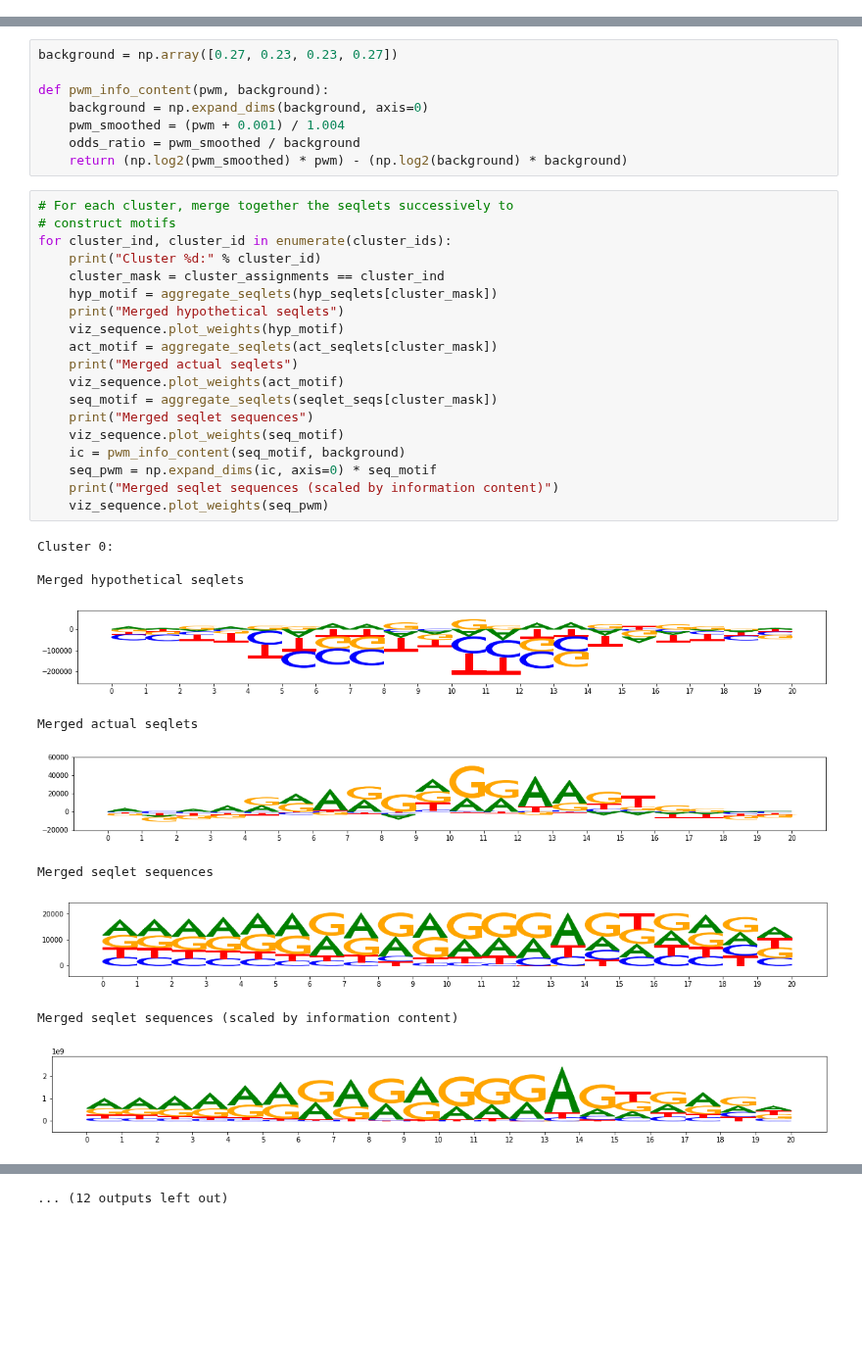
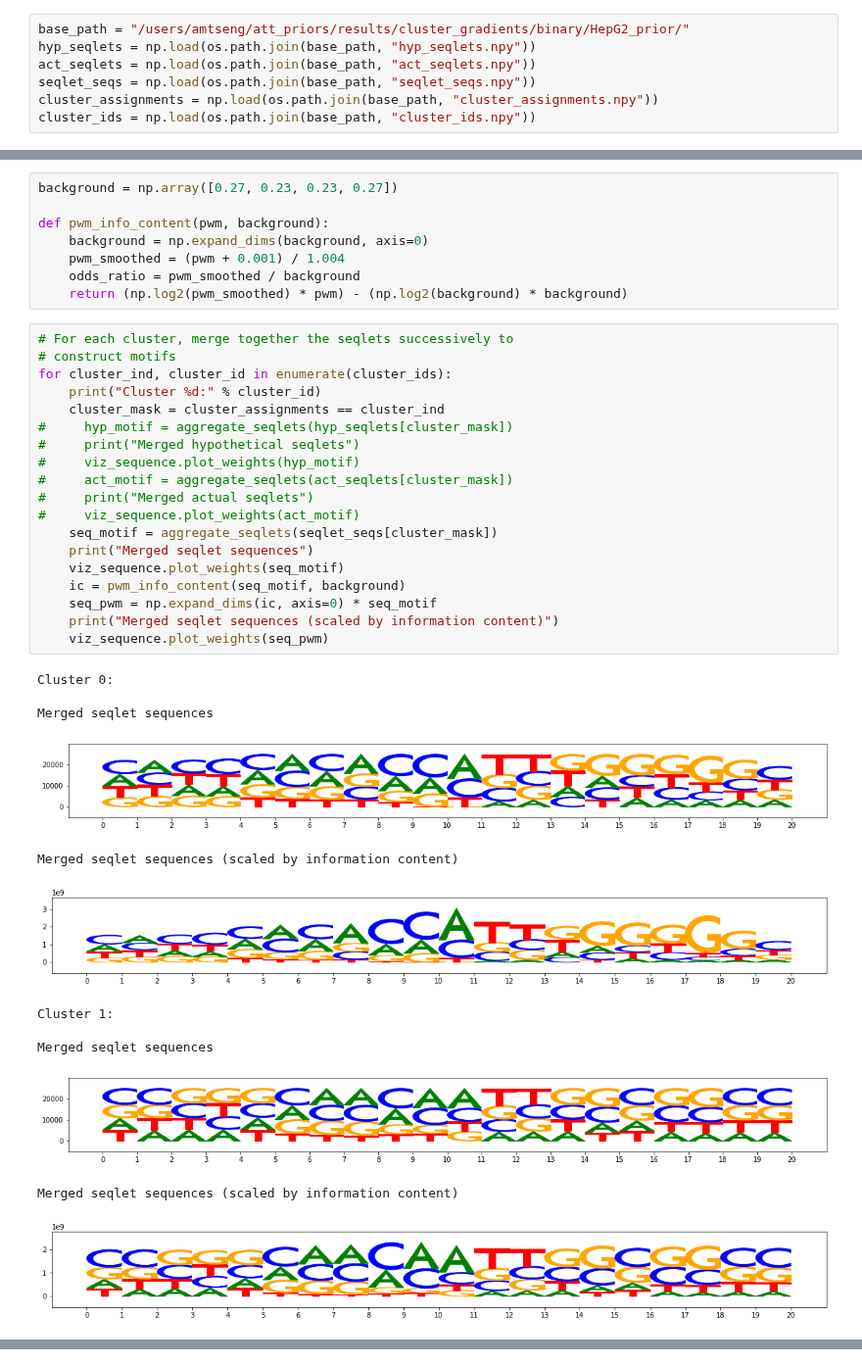
Before and after one commit to amtseng/fourier_attribution_priors, a Jupyter notebook: notebooks/input_gradient_similarity.ipynb, the cells around one changed output, grey strips where cells are left out. Shown at 98% size. Drawn from its saved outputs; the diff is of its cells as text; blank space fills up the shorter version.

```diff
--- a/notebooks/input_gradient_similarity.ipynb
+++ b/notebooks/input_gradient_similarity.ipynb
@@ -389,0 +345,7 @@ Cluster 2: 7.0509
+# %%
+base_path = "/users/amtseng/att_priors/results/cluster_gradients/binary/HepG2_prior/"
+hyp_seqlets = np.load(os.path.join(base_path, "hyp_seqlets.npy"))
+act_seqlets = np.load(os.path.join(base_path, "act_seqlets.npy"))
+seqlet_seqs = np.load(os.path.join(base_path, "seqlet_seqs.npy"))
+cluster_assignments = np.load(os.path.join(base_path, "cluster_assignments.npy"))
+cluster_ids = np.load(os.path.join(base_path, "cluster_ids.npy"))
@@ -425,30 +391,32 @@ def pwm_info_content(pwm, background):
 # %%
 # For each cluster, merge together the seqlets successively to
 # construct motifs
 for cluster_ind, cluster_id in enumerate(cluster_ids):
     print("Cluster %d:" % cluster_id)
     cluster_mask = cluster_assignments == cluster_ind
-    hyp_motif = aggregate_seqlets(hyp_seqlets[cluster_mask])
-    print("Merged hypothetical seqlets")
-    viz_sequence.plot_weights(hyp_motif)
-    act_motif = aggregate_seqlets(act_seqlets[cluster_mask])
-    print("Merged actual seqlets")
-    viz_sequence.plot_weights(act_motif)
+#     hyp_motif = aggregate_seqlets(hyp_seqlets[cluster_mask])
+#     print("Merged hypothetical seqlets")
+#     viz_sequence.plot_weights(hyp_motif)
+#     act_motif = aggregate_seqlets(act_seqlets[cluster_mask])
+#     print("Merged actual seqlets")
+#     viz_sequence.plot_weights(act_motif)
     seq_motif = aggregate_seqlets(seqlet_seqs[cluster_mask])
     print("Merged seqlet sequences")
     viz_sequence.plot_weights(seq_motif)
     ic = pwm_info_content(seq_motif, background)
     seq_pwm = np.expand_dims(ic, axis=0) * seq_motif
     print("Merged seqlet sequences (scaled by information content)")
     viz_sequence.plot_weights(seq_pwm)
 # %% [output]
 Cluster 0:
 
-Merged hypothetical seqlets
+Merged seqlet sequences
-[figure, old version]
+[figure, new version]
-Merged actual seqlets
+Merged seqlet sequences (scaled by information content)
-[figure, old version]
+[figure, new version]
+Cluster 1:
+
 Merged seqlet sequences
-[figure, old version]
+[figure, new version]
 Merged seqlet sequences (scaled by information content)
-[figure, old version]
+[figure, new version]
@@ -461 +428,0 @@ Merged actual seqlets
-... (12 outputs left out)
```
Also changed, not shown: parts of 9 cells of this notebook, 15 other files.
